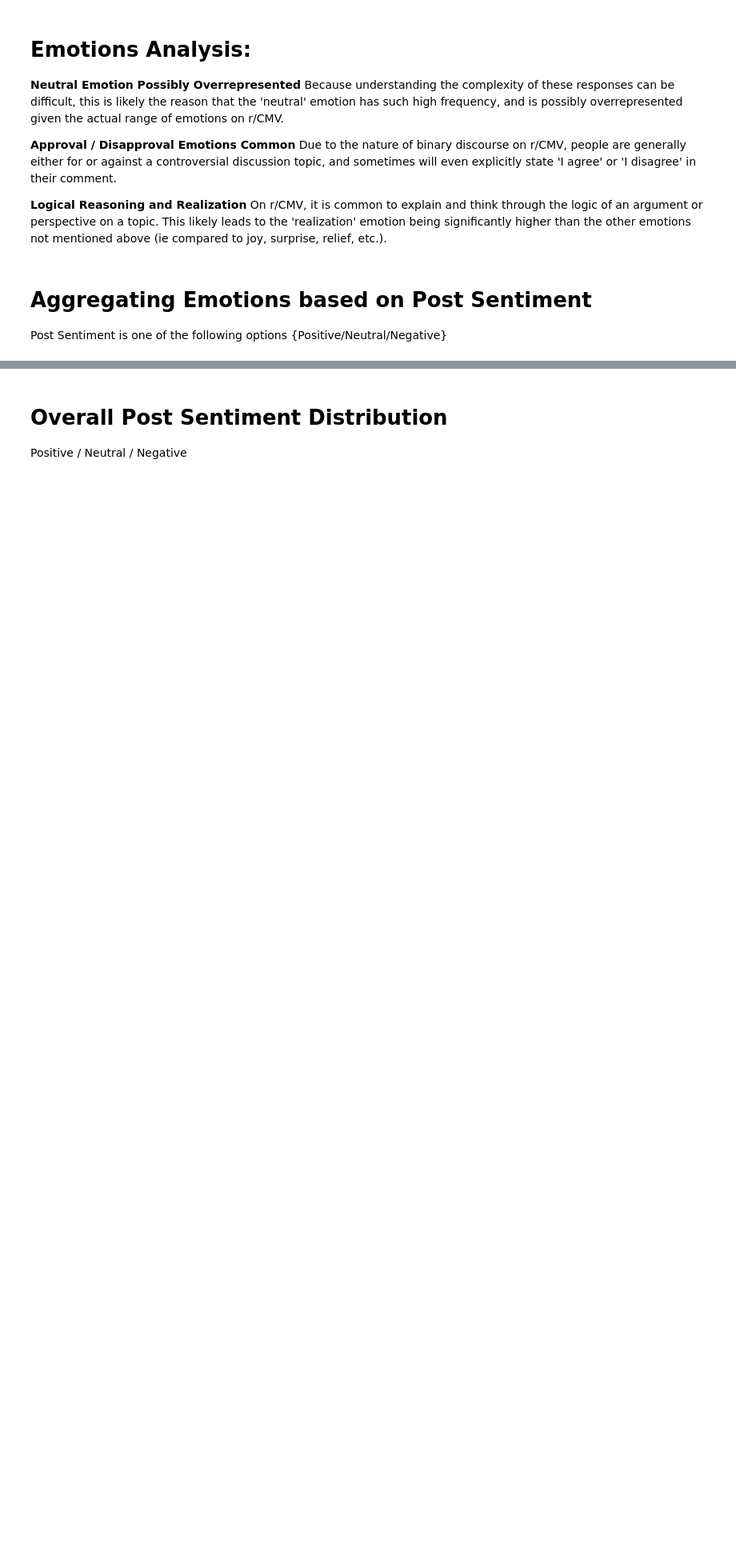
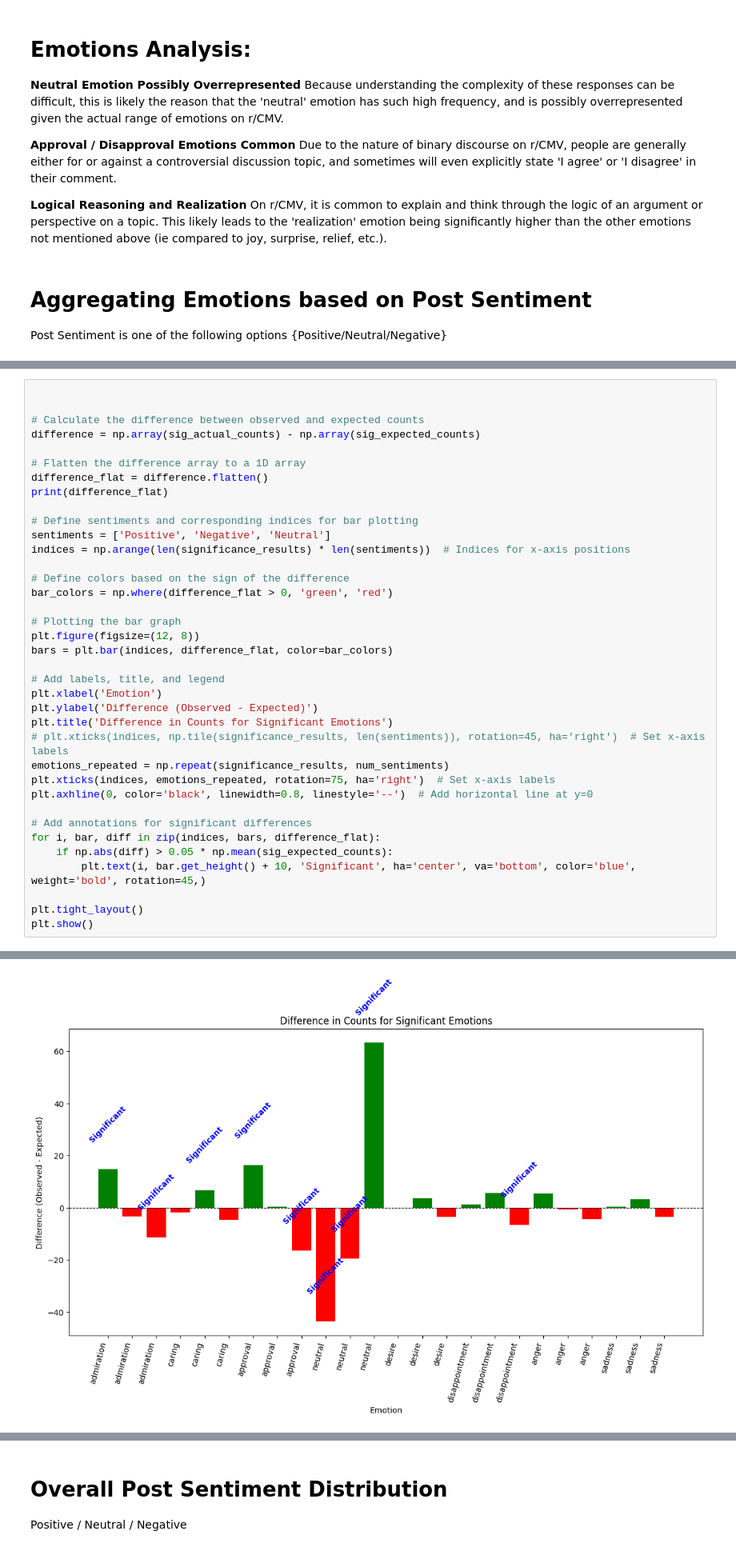
Before and after one commit to EliMartian/reddit_post_sentiment_analysis, a Jupyter notebook: reddit_comments_sentiment_analysis.ipynb, the cells around one changed output, grey strips where cells are left out. Shown at 80% size. Drawn from its saved outputs; the diff is of its cells as text; blank space fills up the shorter version.

```diff
--- a/reddit_comments_sentiment_analysis.ipynb
+++ b/reddit_comments_sentiment_analysis.ipynb
@@ -234,0 +455,38 @@ Post Sentiment is one of the following options {Positive/Neutral/Negative}
+# %%
+
+
+# Calculate the difference between observed and expected counts
+difference = np.array(sig_actual_counts) - np.array(sig_expected_counts)
+
+# Flatten the difference array to a 1D array
+difference_flat = difference.flatten()
+print(difference_flat)
+
+# Define sentiments and corresponding indices for bar plotting
+sentiments = ['Positive', 'Negative', 'Neutral']
+indices = np.arange(len(significance_results) * len(sentiments))  # Indices for x-axis positions
+
+# Define colors based on the sign of the difference
+bar_colors = np.where(difference_flat > 0, 'green', 'red')
+
+# Plotting the bar graph
+plt.figure(figsize=(12, 8))
+bars = plt.bar(indices, difference_flat, color=bar_colors)
+
+# Add labels, title, and legend
+plt.xlabel('Emotion')
+plt.ylabel('Difference (Observed - Expected)')
+plt.title('Difference in Counts for Significant Emotions')
+# plt.xticks(indices, np.tile(significance_results, len(sentiments)), rotation=45, ha='right')  # Set x-axis labels
+emotions_repeated = np.repeat(significance_results, num_sentiments)
+plt.xticks(indices, emotions_repeated, rotation=75, ha='right')  # Set x-axis labels
+plt.axhline(0, color='black', linewidth=0.8, linestyle='--')  # Add horizontal line at y=0
+
+# Add annotations for significant differences
+for i, bar, diff in zip(indices, bars, difference_flat):
+    if np.abs(diff) > 0.05 * np.mean(sig_expected_counts):
+        plt.text(i, bar.get_height() + 10, 'Significant', ha='center', va='bottom', color='blue', weight='bold', rotation=45,)
+
+plt.tight_layout()
+plt.show()
+# %% [output]
@@ -235,2 +498,3 @@ Post Sentiment is one of the following options {Positive/Neutral/Negative}
+[figure, added]
 # %%
 
```
Also changed, not shown: parts of 13 cells of this notebook, 1 other file.
